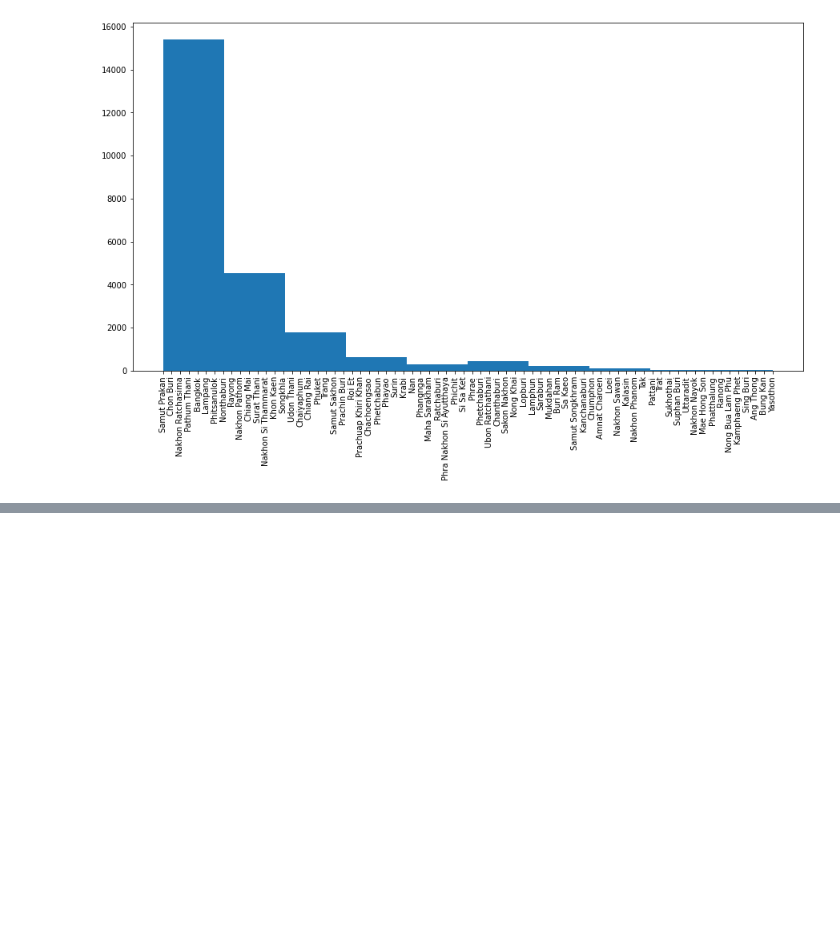
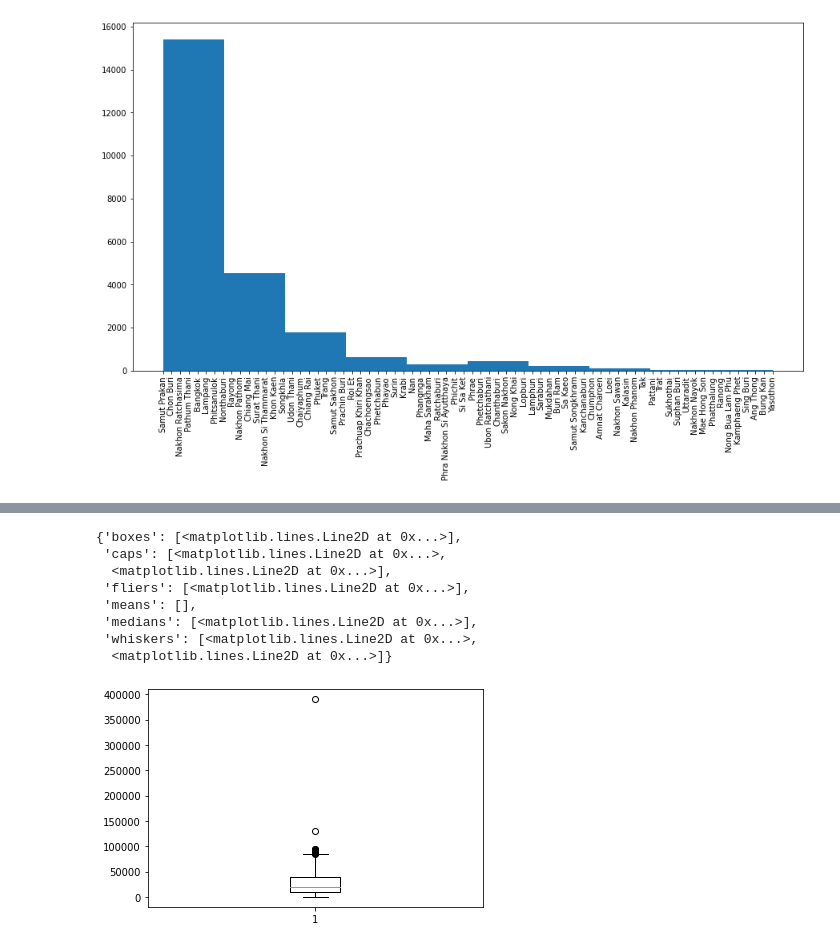
Before and after one commit to todtec/DPDM65, a Jupyter notebook: Pandas101.ipynb, the cells around one changed output, grey strips where cells are left out. Cells and saved outputs as stored; diff of their text form; code cells hidden in the pictures; blank space fills up the shorter version.

```diff
--- a/Pandas101.ipynb
+++ b/Pandas101.ipynb
@@ -184,3 +208,6 @@ pd2 = plt.hist(project_df2['province_name_en'].dropna())
 plt.xticks(rotation='vertical'); #x-axis rotation add ; (no print outputs)
 # %% [output]
 [figure]
+# %%
+project_df2 = project_df
+project_df2['price_min'] = pd.to_numeric(project_df2['price_min'], errors='coerce') #to_numberic fucntion to force to be numberic
@@ -186,0 +471,12 @@ plt.xticks(rotation='vertical'); #x-axis rotation add ; (no print outputs)
+# %%
+plt.boxplot(project_df2['zipcode'].dropna())
+# %% [output]
+{'boxes': [<matplotlib.lines.Line2D at 0x...>],
+ 'caps': [<matplotlib.lines.Line2D at 0x...>,
+  <matplotlib.lines.Line2D at 0x...>],
+ 'fliers': [<matplotlib.lines.Line2D at 0x...>],
+ 'means': [],
+ 'medians': [<matplotlib.lines.Line2D at 0x...>],
+ 'whiskers': [<matplotlib.lines.Line2D at 0x...>,
+  <matplotlib.lines.Line2D at 0x...>]}
+[figure, added]
```
Also changed, not shown: parts of 41 cells of this notebook.
